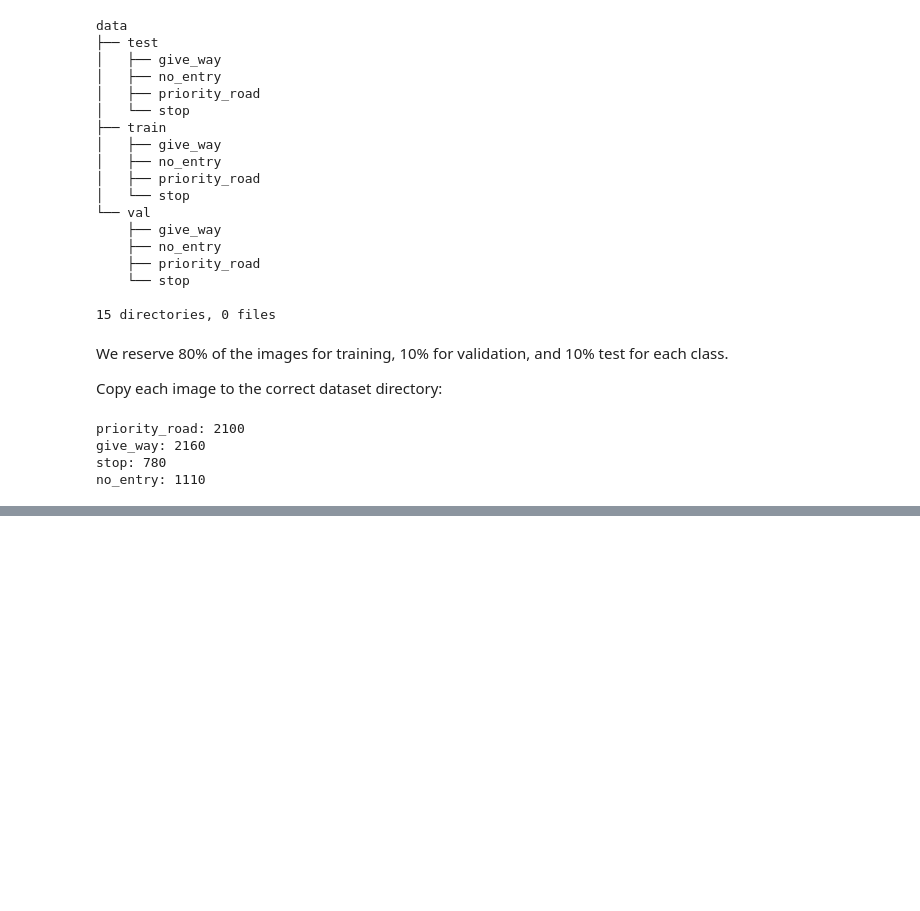
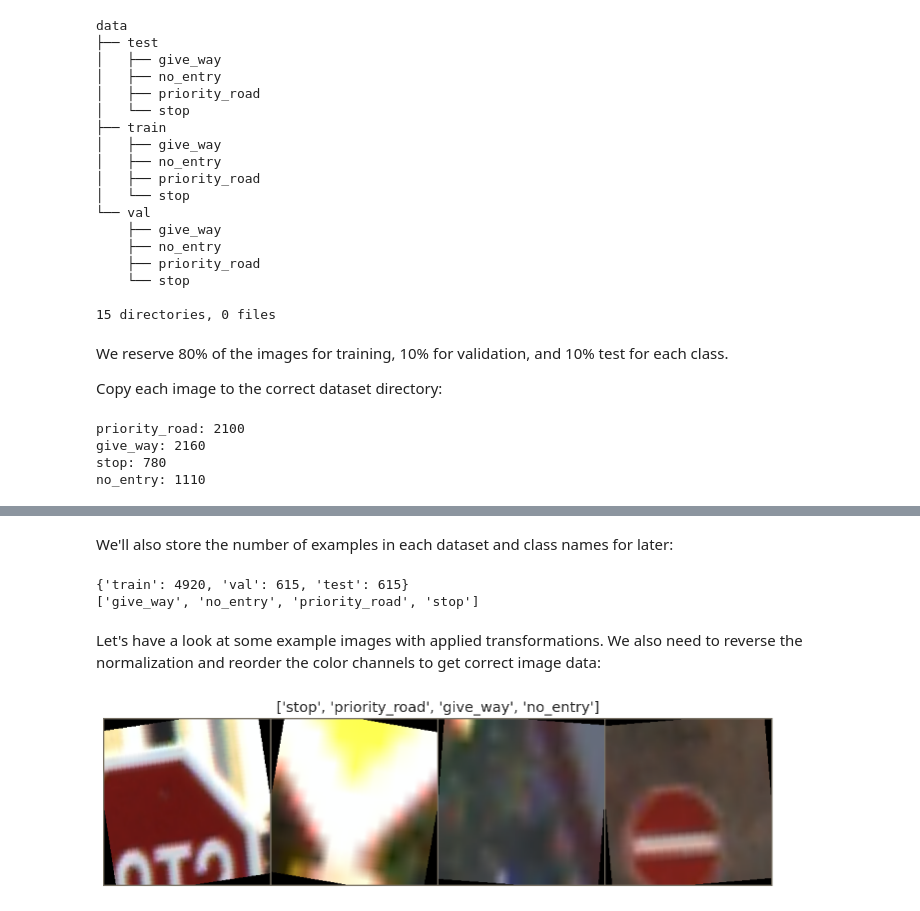
Before and after one commit to stanford-traffic-sign/stanford-cs230-traffic-sign, a Jupyter notebook: notebook.ipynb, the cells around one changed output, grey strips where cells are left out. Saved outputs shown, nothing was run; the diff lists cells and outputs as text; code cells hidden in the pictures; blank space fills up the shorter version.

```diff
--- a/notebook.ipynb
+++ b/notebook.ipynb
@@ -269,16 +271,16 @@ for i, cls_index in enumerate(class_indices):
   print(f'{class_name}: {len(image_paths)}')
   np.random.shuffle(image_paths)
 
-  ds_split = np.split(
+  dataset_split = np.split(
     image_paths,
-    indices_or_sections=[int(.8*len(image_paths)), int(.9*len(image_paths))]
-  )
+    # 80% of the images for training, 10% for validation, and 10% test for each class
+    indices_or_sections=[int(0.8 * len(image_paths)), int(0.9 * len(image_paths))])
 
-  dataset_data = zip(DATASETS, ds_split)
+  dataset_data = zip(DATASETS, dataset_split)
 
-  for ds, images in dataset_data:
+  for dataset, images in dataset_data:
     for img_path in images:
-      shutil.copy(img_path, f'{DATA_DIR}/{ds}/{class_name}/')
+      shutil.copy(img_path, f'{DATA_DIR}/{dataset}/{class_name}/')
 # %% [output]
 priority_road: 2100
 give_way: 2160
@@ -337 +342,40 @@ transforms = {'train': T.Compose([
 }
+# %%
+image_datasets = {
+  ds: ImageFolder(f'{DATA_DIR}/{ds}', transforms[ds]) for ds in DATASETS
+}
+
+data_loaders = {
+  ds: DataLoader(image_datasets[ds], batch_size=4, shuffle=True, num_workers=4) for ds in DATASETS
+}
+# %% [markdown]
+We'll also store the number of examples in each dataset and class names for later:
+# %%
+dataset_sizes = {ds: len(image_datasets[ds]) for ds in DATASETS}
+class_names = image_datasets['train'].classes
+
+print(dataset_sizes)
+print(class_names)
+# %% [output]
+{'train': 4920, 'val': 615, 'test': 615}
+['give_way', 'no_entry', 'priority_road', 'stop']
+# %% [markdown]
+Let's have a look at some example images with applied transformations. We also need to reverse the normalization and reorder the color channels to get correct image data:
+# %%
+def imshow(inp, title=None):
+  inp = inp.numpy().transpose((1, 2, 0))
+  mean = np.array([mean_nums])
+  std = np.array([std_nums])
+  inp = std * inp + mean
+  inp = np.clip(inp, 0, 1)
+  plt.imshow(inp)
+  if title is not None:
+    plt.title(title)
+  plt.axis('off')
+
+inputs, classes = next(iter(data_loaders['train']))
+out = torchvision.utils.make_grid(inputs)
+
+imshow(out, title=[class_names[x] for x in classes])
+# %% [output]
+[figure, added]
```
Also changed, not shown: parts of 102 cells of this notebook.
